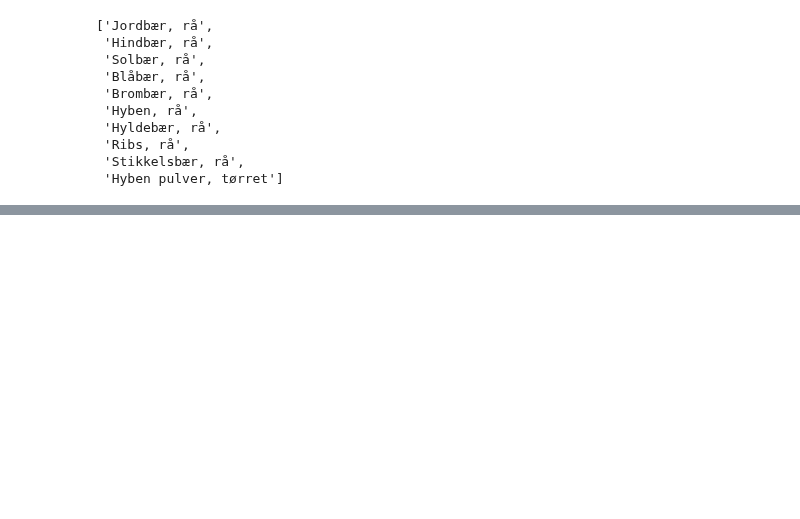
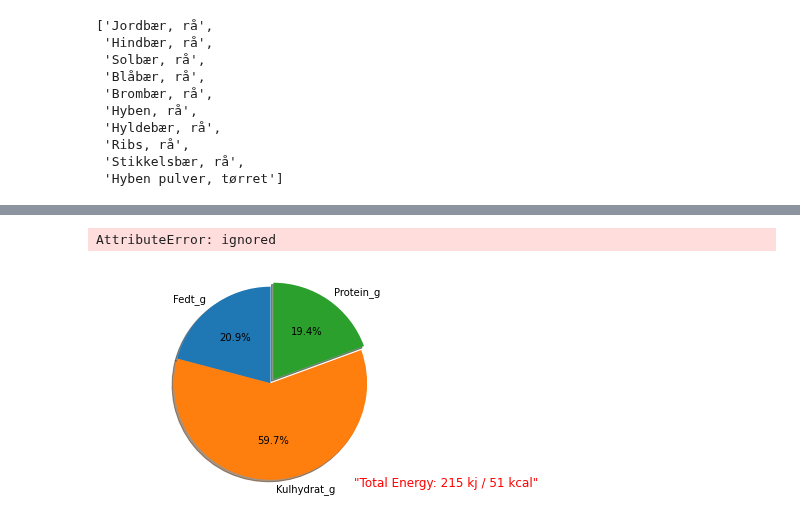
Before and after one commit to mrchapagain/ConsumerDataAnalytics, a Jupyter notebook: Data_Exploration.ipynb, the cells around one changed output, grey strips where cells are left out. Cells and saved outputs as stored; diff of their text form; code cells hidden in the pictures; blank space fills up the shorter version.

```diff
--- a/Data_Exploration.ipynb
+++ b/Data_Exploration.ipynb
@@ -813,21 +836,39 @@ TypeError: ignored
+# %%
+dfn= cls.df_FødevareNavn(d, "Hindbær, rå")
+dfn.FødevareGruppe.item()
+dfn.iloc[:, 7:22]
+dfn.columns
+dfn.iloc[:, [9,12,15]].values.tolist()[0]
+
+
+
+dfn.loc[:,["Protein_deklaration_g", 'Kulhydrat_deklaration_g', 'Fedt_total_g']].values.tolist()[0]
+# %% [output]
+AttributeError: ignored
 # %%
-def piechart_fooditem_energy(self, df_fooditem):
-        self.df_fooditem=df_fooditem
+from matplotlib import pyplot as plt
 
-        # Pie chart, where the slices will be ordered and plotted counter-clockwise:
-        labels = ['Fat_g', 'Carb_g', 'Protein_g']
-        sizes =  df_fooditem[labels].values.tolist()[0] # 3rd to 8th column value from indivisual-item
-        #sizes= [i*0 for i in sizes if i < 0 ]
-        explode = (0, 0, 0.05)  # only "explode" the 3rd slice (i.e. 'Protein')
+def piechart_fooditem_energy(df_fooditem):
 
-        fig, ax = plt.subplots()
-        ax.pie(sizes, explode=explode, labels=labels, autopct='%1.1f%%',
-        shadow=True, startangle=90)
-        ax.axis('equal')  # Equal aspect ratio ensures that pie is drawn as a circle.
+
+  # Pie chart, where the slices will be ordered and plotted counter-clockwise:
+  labels = ["Fedt_g", "Kulhydrat_g", "Protein_g"]
+
+  sizes =  df_fooditem.loc[:, ["Protein_deklaration_g", 'Kulhydrat_deklaration_g', 'Fedt_total_g']].values.tolist()[0] # 3rd to 8th column value from indivisual-item
+  #sizes= [i*0 for i in sizes if i < 0 ]
+  explode = (0, 0, 0.05)  # only "explode" the 3rd slice (i.e. 'Protein')
+
+  fig, ax = plt.subplots()
+  ax.pie(sizes, explode=explode, labels=labels, autopct='%1.1f%%', shadow=True, startangle=90)
+  ax.axis('equal')  # Equal aspect ratio ensures that pie is drawn as a circle.
         #plt.title(f'"Total Energy in KJ: {df_fooditem.Energy_KJ.values}"', fontsize=12)
-        ax.text(1.05, 0.005, f'"Total Energy in KJ: {df_fooditem.Energy_KJ.values}"', fontsize=12, verticalalignment='bottom', horizontalalignment='right', transform=ax.transAxes, color='red')
+  ax.text(1.30, 0.005, f'"Total Energy: {df_fooditem.Energy_kj.item()} kj / {df_fooditem.Energy_kcal.item()} kcal"', fontsize=12, verticalalignment='bottom', horizontalalignment='right', transform=ax.transAxes, color='red')
 
-        plt.tight_layout()
-        graph=get_graph()
-        return graph
+  #ax.tight_layout()
+  #ax.legend()
+  #graph=get_graph()
+  #return graph
+piechart_fooditem_energy(dfn)
+# %% [output]
+[figure, added]
 # %%
```
Also changed, not shown: parts of 4 cells of this notebook.
